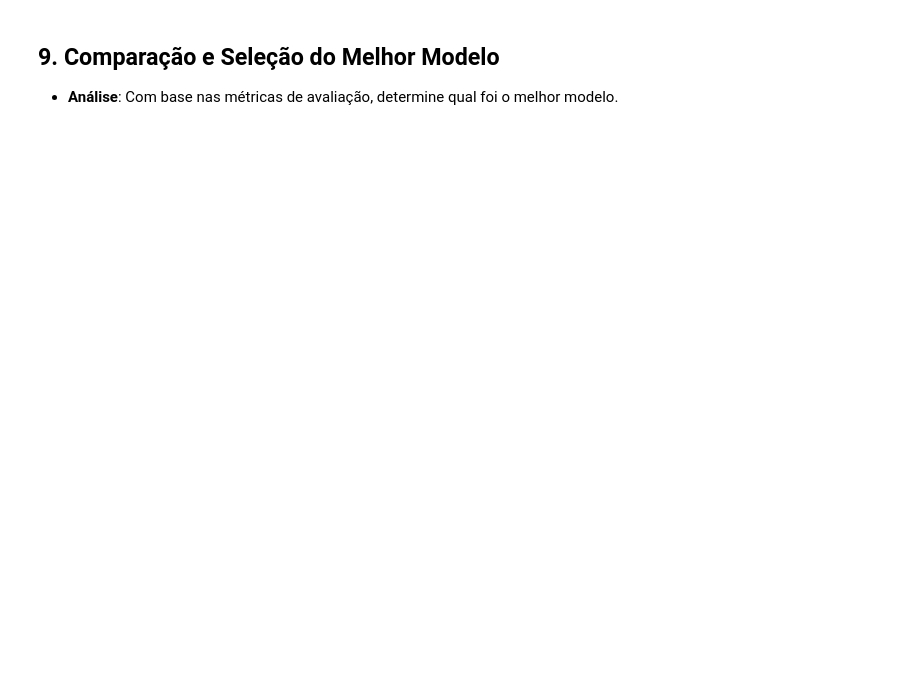
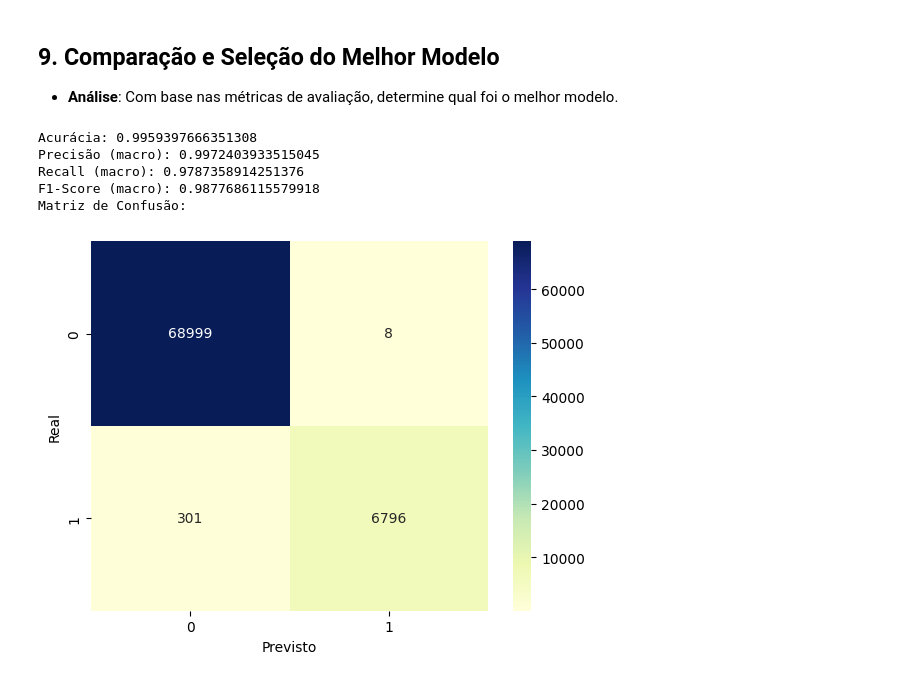
Before and after one commit to leaop/Graduation, a Jupyter notebook: 4 semestre/aprendizado de maquina/Árvores de decisão.ipynb, the cells around one changed output. Drawn from its saved outputs; the diff is of its cells as text; code cells hidden in the pictures; blank space fills up the shorter version.

```diff
--- a/4 semestre/aprendizado de maquina/Árvores de decisão.ipynb
+++ b/4 semestre/aprendizado de maquina/Árvores de decisão.ipynb
@@ -510,6 +654,8 @@ Realize uma análise exploratória inicial para compreender melhor os dados:
 ## 4. Divisão em Conjuntos de Treinamento e Teste
 
 - **Proporção**: Separe os dados em 70% para treinamento e 30% para teste.
+# %%
+X_train, X_test, y_train, y_test = train_test_split(X, y, test_size=0.3, random_state=42)
 # %% [markdown]
 
 ## 5. Criação de Modelos Random Forest
@@ -535,3 +732,37 @@ Realize uma análise exploratória inicial para compreender melhor os dados:
 ## 9. Comparação e Seleção do Melhor Modelo
 
 - **Análise**: Com base nas métricas de avaliação, determine qual foi o melhor modelo.
+# %%
+def metricas_classificacao(y_real, y_pred):
+    # Calcular métricas
+    metrics = {
+        "Acurácia": accuracy_score(y_real, y_pred),
+        "Precisão (macro)": precision_score(y_real, y_pred, average='macro', zero_division=0),
+        "Recall (macro)": recall_score(y_real, y_pred, average='macro', zero_division=0),
+        "F1-Score (macro)": f1_score(y_real, y_pred, average='macro', zero_division=0)
+    }
+
+    # Printar métricas
+    for key, value in metrics.items():
+        print(f"{key}: {value}")
+
+    # Calcular a Matriz de Confusão
+    confusion_mat = confusion_matrix(y_real, y_pred)
+
+    # Printar Matriz de Confusão
+    print("Matriz de Confusão:")
+    sns.heatmap(confusion_mat, annot=True, cmap='YlGnBu', fmt='g')
+    plt.xlabel('Previsto')
+    plt.ylabel('Real')
+    plt.show()
+# %%
+y_pred = clf.predict(X_test)
+# %%
+metricas_classificacao(y_test, y_pred)
+# %% [output]
+Acurácia: 0.9959397666351308
+Precisão (macro): 0.9972403933515045
+Recall (macro): 0.9787358914251376
+F1-Score (macro): 0.9877686115579918
+Matriz de Confusão:
+[figure, added]
```
Also changed, not shown: parts of 20 cells of this notebook.
